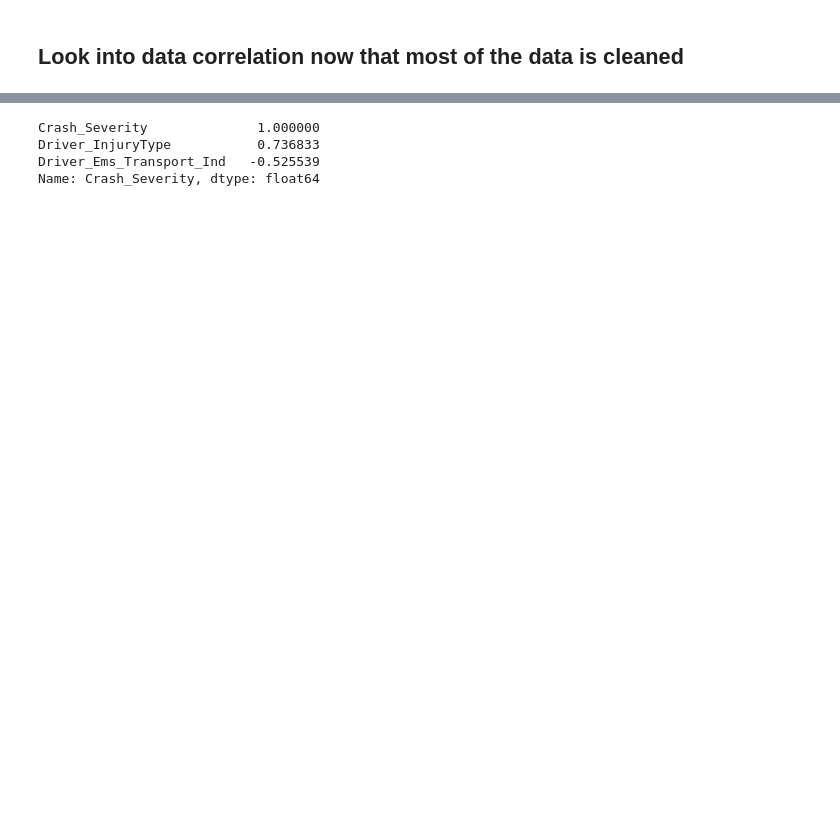
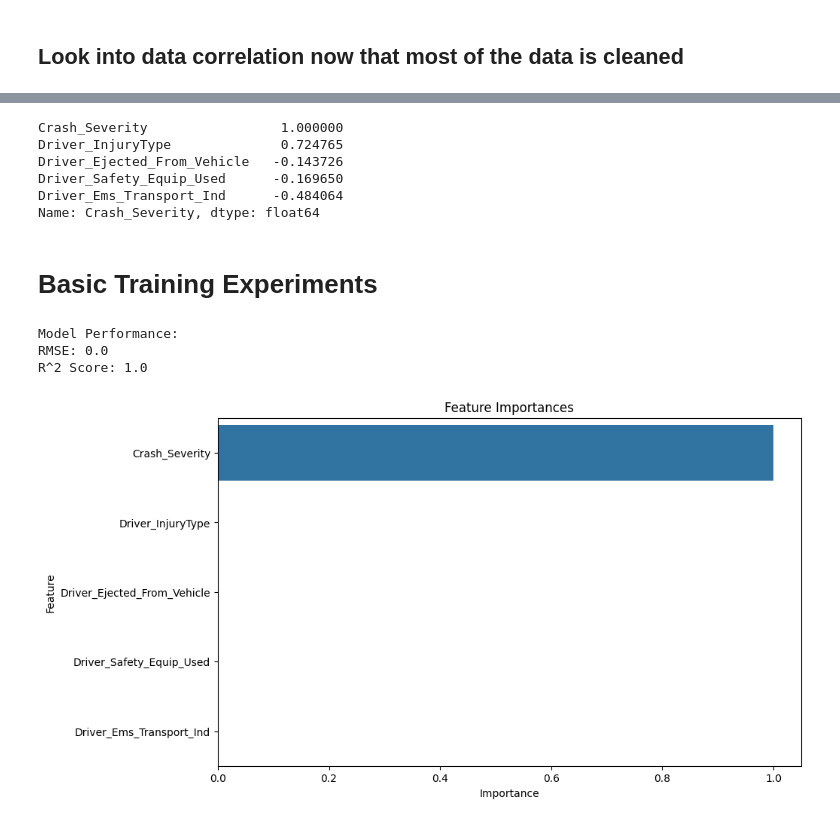
Before and after one commit to IdeaKing/ml4va, a Jupyter notebook: 01_data_experiments.ipynb, the cells around one changed output, grey strips where cells are left out. Cells and saved outputs as stored; diff of their text form; code cells hidden in the pictures; blank space fills up the shorter version.

Commit message:
Additional data modeling (previous commit didn't work)

```diff
--- a/01_data_experiments.ipynb
+++ b/01_data_experiments.ipynb
@@ -190,8 +204,62 @@ TypeError: unhashable type: 'list'
 # %%
 # Print out the list where the correlation coefficient is greater than abs(0.2)
-print(crash_severity_corr[abs(crash_severity_corr) > 0.2])
+print(crash_severity_corr[abs(crash_severity_corr) > 0.1])
+# List of the features with a correlation coefficient greater than abs(0.1)
+selected_features = crash_severity_corr[abs(crash_severity_corr) > 0.1].index.tolist()
 # %% [output]
-Crash_Severity              1.000000
-Driver_InjuryType           0.736833
-Driver_Ems_Transport_Ind   -0.525539
+Crash_Severity                 1.000000
+Driver_InjuryType              0.724765
+Driver_Ejected_From_Vehicle   -0.143726
+Driver_Safety_Equip_Used      -0.169650
+Driver_Ems_Transport_Ind      -0.484064
 Name: Crash_Severity, dtype: float64
+# %% [markdown]
+# Basic Training Experiments
+# %%
+# Define target variable and features
+target = 'Crash_Severity'  # Adjust to match the exact column name in your dataset
+
+# Create the feature matrix X and target vector y
+X = data[selected_features]
+y = data[target]
+# %%
+# Split into training and testing sets
+X_train, X_test, y_train, y_test = train_test_split(
+    X, y, test_size=0.2, random_state=42
+)
+# %%
+# Initialize the model
+rf = RandomForestRegressor(random_state=42)
+
+# Train the model
+rf.fit(X_train, y_train)
+
+# Make predictions on the test set
+y_pred = rf.predict(X_test)
+
+# Evaluate the model
+mse = mean_squared_error(y_test, y_pred)
+rmse = np.sqrt(mse)
+r2 = r2_score(y_test, y_pred)
+
+print(f"Model Performance:")
+print(f"RMSE: {rmse}")
+print(f"R^2 Score: {r2}")
+# %% [output]
+Model Performance:
+RMSE: 0.0
+R^2 Score: 1.0
+# %%
+# Get feature importances
+importances = rf.feature_importances_
+feature_importance = pd.Series(importances, index=selected_features).sort_values(ascending=False)
+
+# Visualize feature importances
+plt.figure(figsize=(10, 6))
+sns.barplot(x=feature_importance.values, y=feature_importance.index)
+plt.title("Feature Importances")
+plt.xlabel("Importance")
+plt.ylabel("Feature")
+plt.show()
+# %% [output]
+[figure, added]
```
Also changed, not shown: parts of 6 cells of this notebook.
